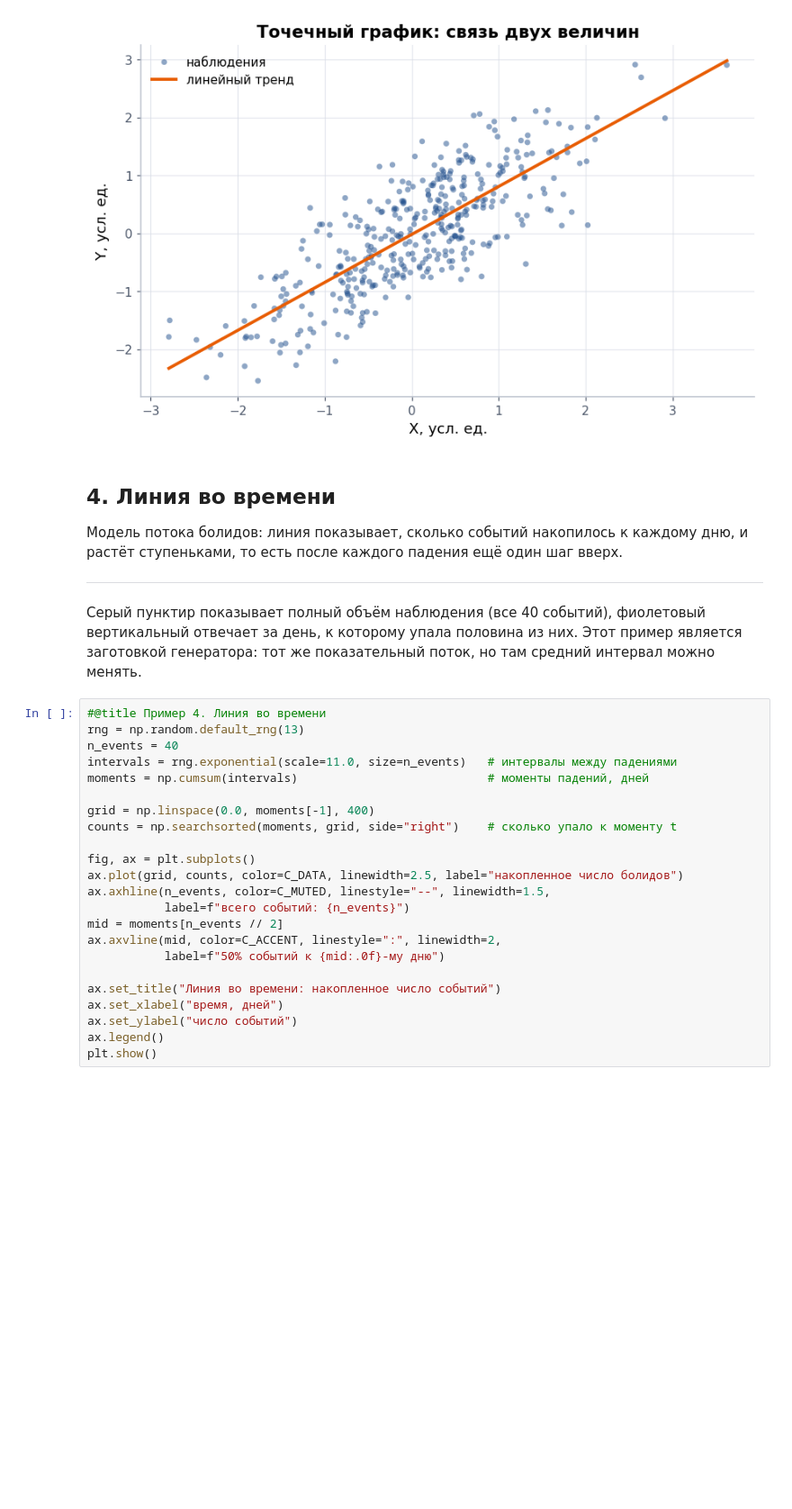
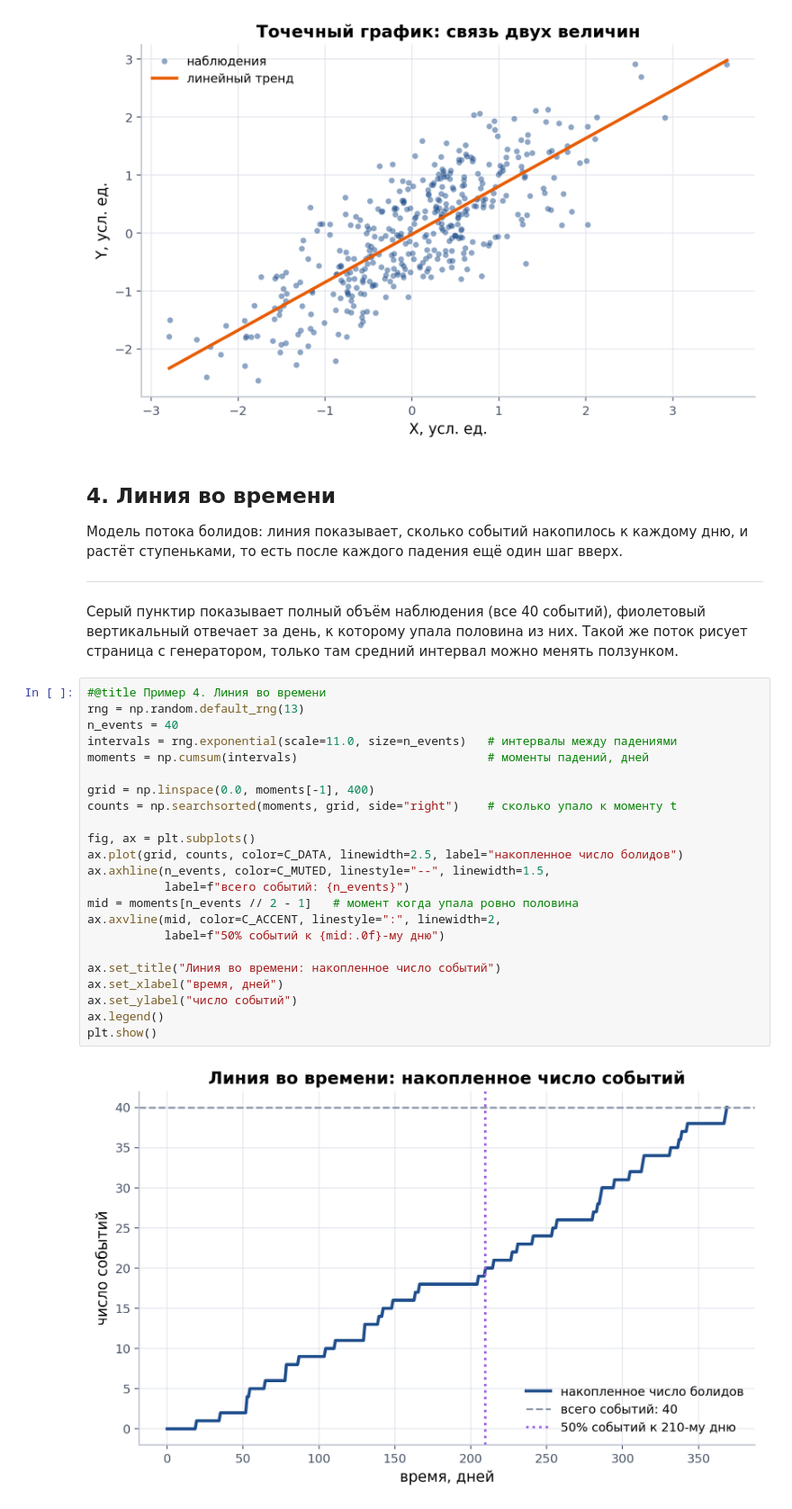
Before and after one commit to kotok9/app-stat-lab01, a Jupyter notebook: lab01_style.ipynb, the cells around one changed output. Shown at 90% size. Saved outputs shown, nothing was run; the diff lists cells and outputs as text; blank space fills up the shorter version.

```diff
--- a/lab01_style.ipynb
+++ b/lab01_style.ipynb
@@ -168,30 +168,32 @@ plt.show()
 ---
 
 
-Серый пунктир показывает полный объём наблюдения (все 40 событий), фиолетовый вертикальный отвечает за день, к которому упала половина из них. Этот пример является заготовкой генератора: тот же показательный поток, но там средний интервал можно менять.
+Серый пунктир показывает полный объём наблюдения (все 40 событий), фиолетовый вертикальный отвечает за день, к которому упала половина из них. Такой же поток рисует страница с генератором, только там средний интервал можно менять ползунком.
 # %%
 #@title Пример 4. Линия во времени
 rng = np.random.default_rng(13)
 n_events = 40
 intervals = rng.exponential(scale=11.0, size=n_events)   # интервалы между падениями
 moments = np.cumsum(intervals)                           # моменты падений, дней
 
 grid = np.linspace(0.0, moments[-1], 400)
 counts = np.searchsorted(moments, grid, side="right")    # сколько упало к моменту t
 
 fig, ax = plt.subplots()
 ax.plot(grid, counts, color=C_DATA, linewidth=2.5, label="накопленное число болидов")
 ax.axhline(n_events, color=C_MUTED, linestyle="--", linewidth=1.5,
            label=f"всего событий: {n_events}")
-mid = moments[n_events // 2]
+mid = moments[n_events // 2 - 1]   # момент когда упала ровно половина
 ax.axvline(mid, color=C_ACCENT, linestyle=":", linewidth=2,
            label=f"50% событий к {mid:.0f}-му дню")
 
 ax.set_title("Линия во времени: накопленное число событий")
 ax.set_xlabel("время, дней")
 ax.set_ylabel("число событий")
 ax.legend()
 plt.show()
+# %% [output]
+[figure, added]
 # %% [markdown]
 ## Чек-лист стиля
 
```
Also changed, not shown: parts of 3 cells of this notebook, 1 other file.
